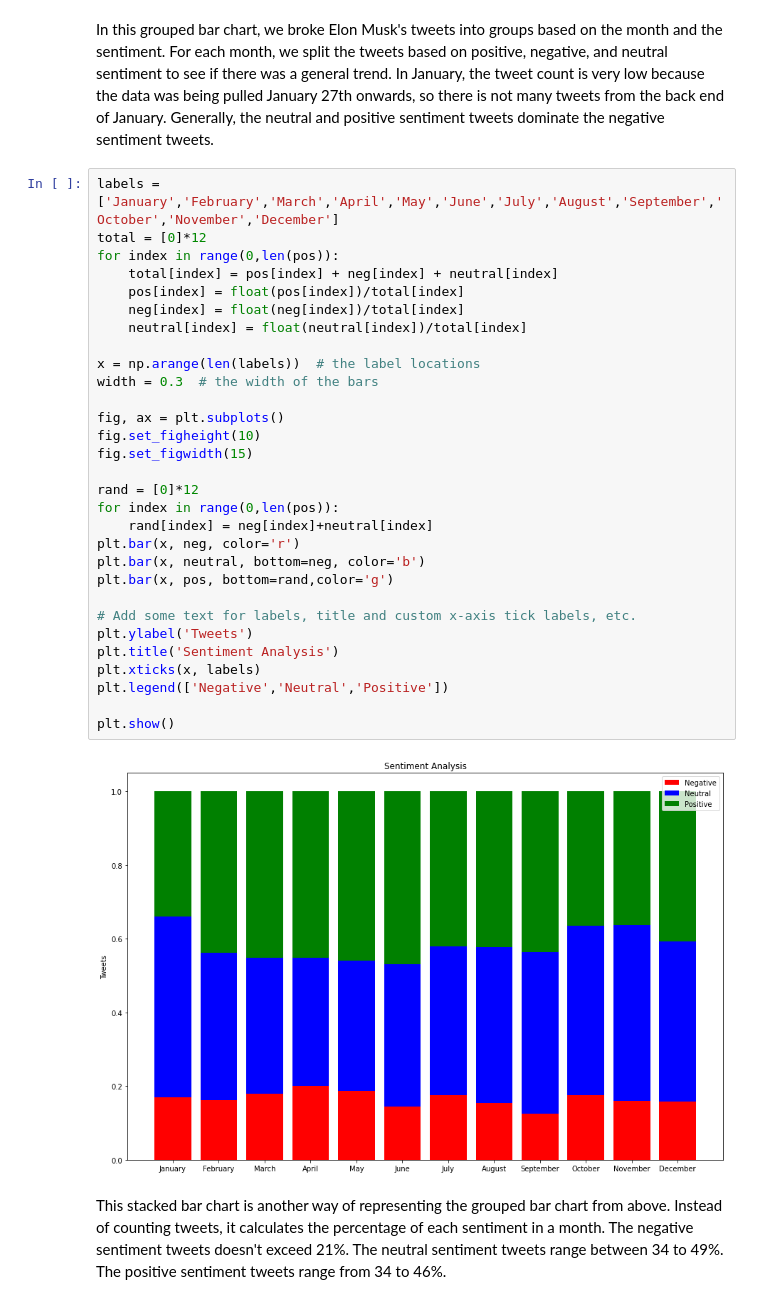
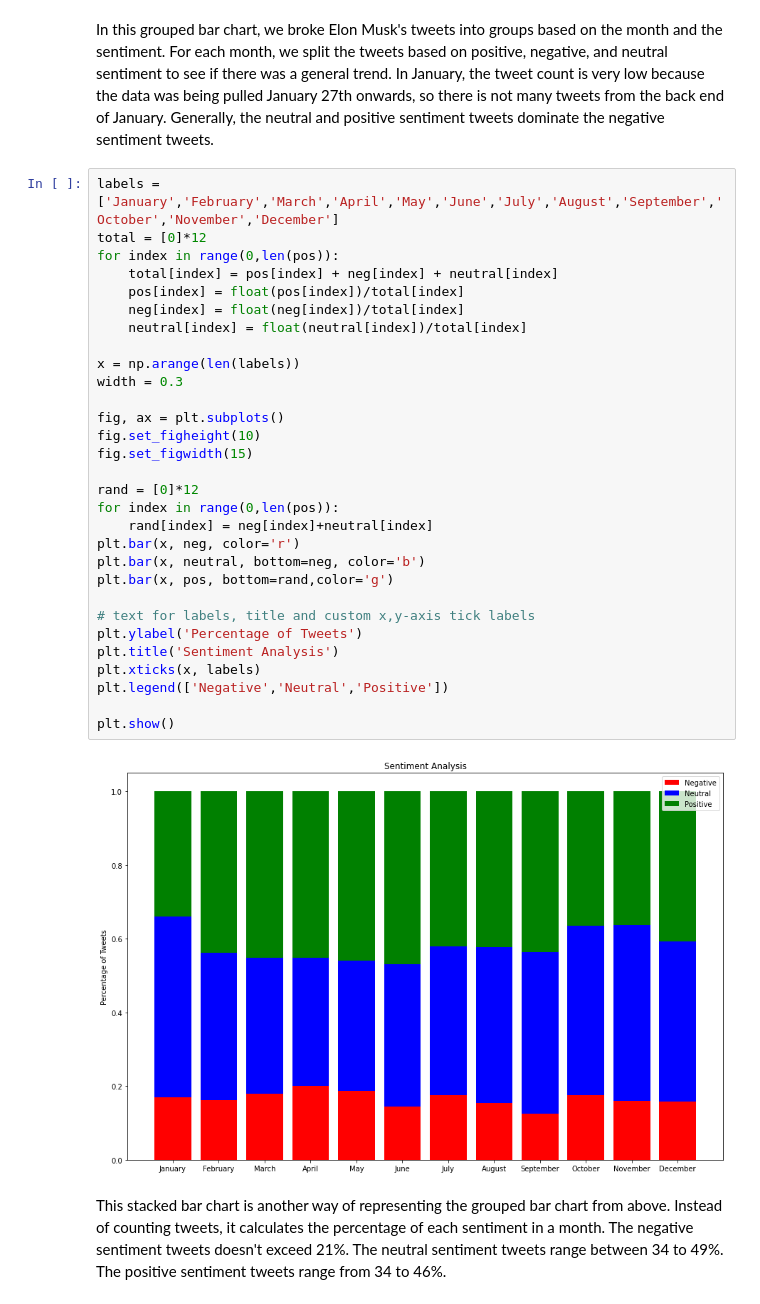
Before and after one commit to mreeve29/mreeve29.github.io, a Jupyter notebook: Elon_Tweets_Project.ipynb, the cells around one changed output. Drawn from its saved outputs; the diff is of its cells as text.

```diff
--- a/Elon_Tweets_Project.ipynb
+++ b/Elon_Tweets_Project.ipynb
@@ -514,34 +514,34 @@ In this grouped bar chart, we broke Elon Musk's tweets into groups based on the
 # %%
 labels = ['January','February','March','April','May','June','July','August','September','October','November','December']
 total = [0]*12
 for index in range(0,len(pos)):
     total[index] = pos[index] + neg[index] + neutral[index]
     pos[index] = float(pos[index])/total[index]
     neg[index] = float(neg[index])/total[index]
     neutral[index] = float(neutral[index])/total[index]
 
-x = np.arange(len(labels))  # the label locations
-width = 0.3  # the width of the bars
+x = np.arange(len(labels))
+width = 0.3
 
 fig, ax = plt.subplots()
 fig.set_figheight(10)
 fig.set_figwidth(15)
 
 rand = [0]*12
 for index in range(0,len(pos)):
     rand[index] = neg[index]+neutral[index]
 plt.bar(x, neg, color='r')
 plt.bar(x, neutral, bottom=neg, color='b')
 plt.bar(x, pos, bottom=rand,color='g')
 
-# Add some text for labels, title and custom x-axis tick labels, etc.
-plt.ylabel('Tweets')
+# text for labels, title and custom x,y-axis tick labels
+plt.ylabel('Percentage of Tweets')
 plt.title('Sentiment Analysis')
 plt.xticks(x, labels)
 plt.legend(['Negative','Neutral','Positive'])
 
 plt.show()
 # %% [output]
-[figure, old version]
+[figure, new version]
 # %% [markdown]
 This stacked bar chart is another way of representing the grouped bar chart from above. Instead of counting tweets, it calculates the percentage of each sentiment in a month. The negative sentiment tweets doesn't exceed 21%. The neutral sentiment tweets range between 34 to 49%. The positive sentiment tweets range from 34 to 46%.
```
Also changed, not shown: parts of 18 cells of this notebook.
